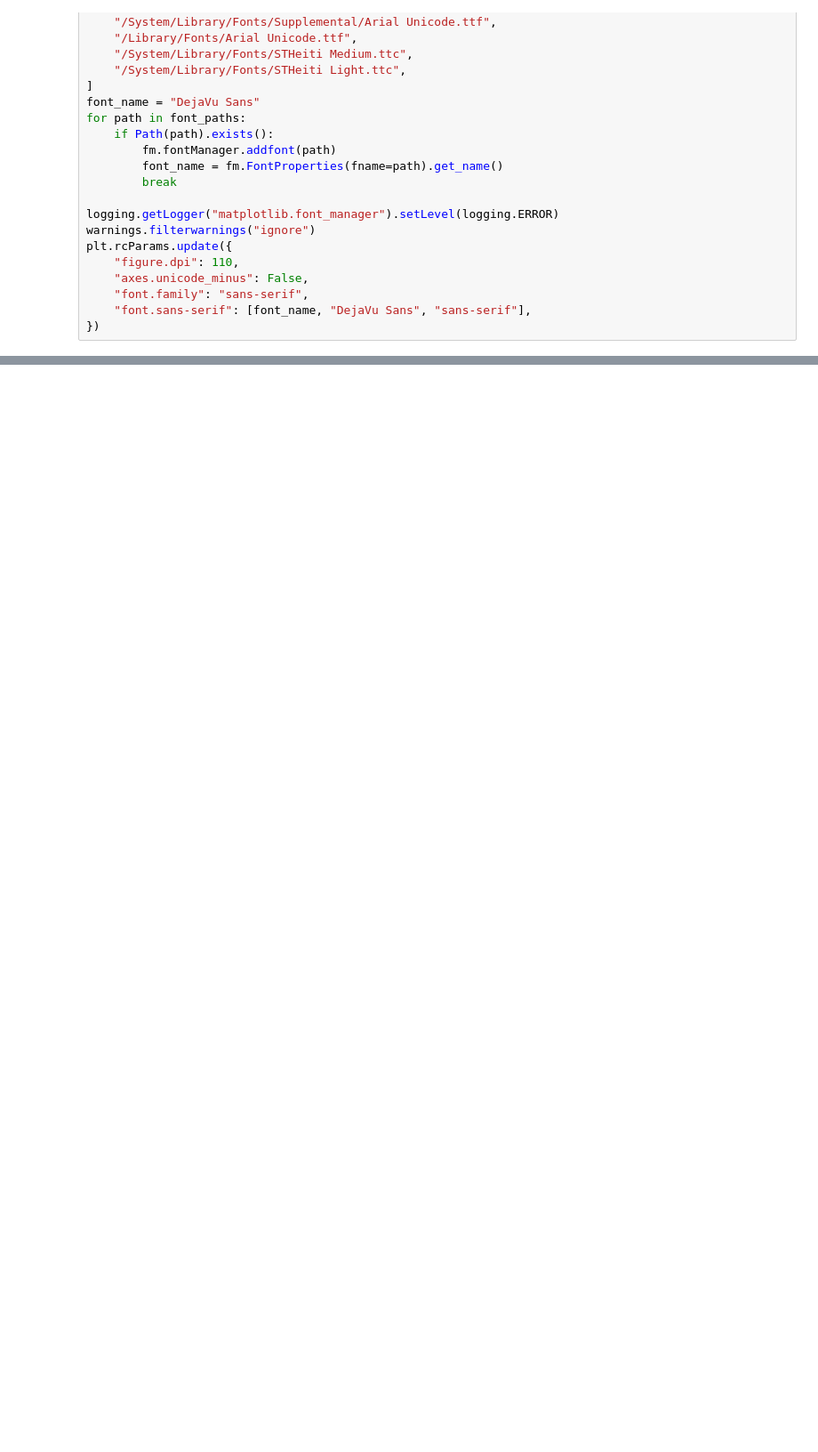
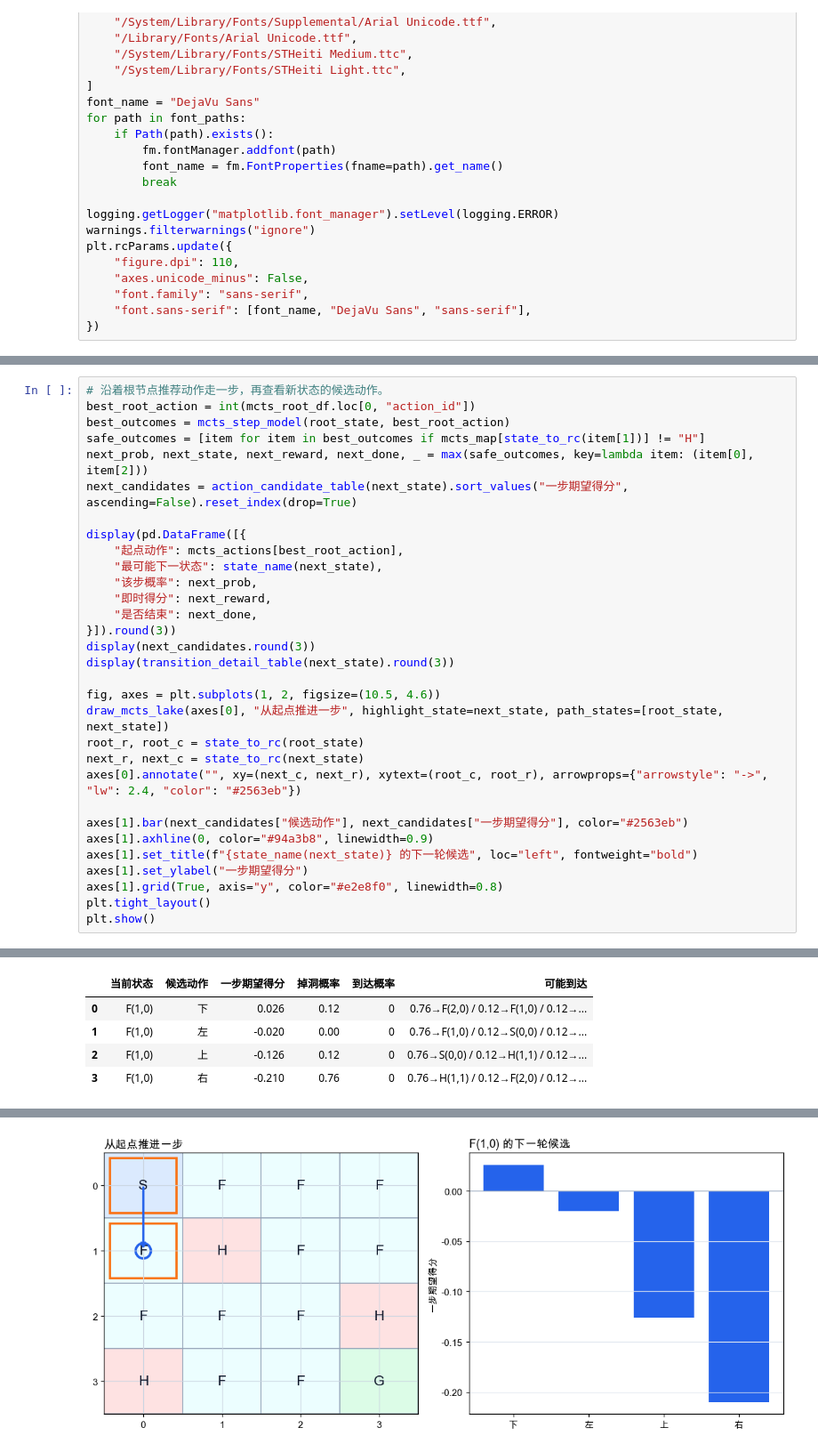
Before and after one commit to zhesun-0209/ai-thinking-labs, a Jupyter notebook: notebooks/ch12_mcts.ipynb, the cells around one changed output, grey strips where cells are left out. Shown at 89% size. Saved outputs shown, nothing was run; the diff lists cells and outputs as text; blank space fills up the shorter version.

```diff
--- a/notebooks/ch12_mcts.ipynb
+++ b/notebooks/ch12_mcts.ipynb
@@ -190,0 +363,32 @@ root action: Down
+# %%
+# 沿着根节点推荐动作走一步，再查看新状态的候选动作。
+best_root_action = int(mcts_root_df.loc[0, "action_id"])
+best_outcomes = mcts_step_model(root_state, best_root_action)
+safe_outcomes = [item for item in best_outcomes if mcts_map[state_to_rc(item[1])] != "H"]
+next_prob, next_state, next_reward, next_done, _ = max(safe_outcomes, key=lambda item: (item[0], item[2]))
+next_candidates = action_candidate_table(next_state).sort_values("一步期望得分", ascending=False).reset_index(drop=True)
+
+display(pd.DataFrame([{
+    "起点动作": mcts_actions[best_root_action],
+    "最可能下一状态": state_name(next_state),
+    "该步概率": next_prob,
+    "即时得分": next_reward,
+    "是否结束": next_done,
+}]).round(3))
+display(next_candidates.round(3))
+display(transition_detail_table(next_state).round(3))
+
+fig, axes = plt.subplots(1, 2, figsize=(10.5, 4.6))
+draw_mcts_lake(axes[0], "从起点推进一步", highlight_state=next_state, path_states=[root_state, next_state])
+root_r, root_c = state_to_rc(root_state)
+next_r, next_c = state_to_rc(next_state)
+axes[0].annotate("", xy=(next_c, next_r), xytext=(root_c, root_r), arrowprops={"arrowstyle": "->", "lw": 2.4, "color": "#2563eb"})
+
+axes[1].bar(next_candidates["候选动作"], next_candidates["一步期望得分"], color="#2563eb")
+axes[1].axhline(0, color="#94a3b8", linewidth=0.9)
+axes[1].set_title(f"{state_name(next_state)} 的下一轮候选", loc="left", fontweight="bold")
+axes[1].set_ylabel("一步期望得分")
+axes[1].grid(True, axis="y", color="#e2e8f0", linewidth=0.8)
+plt.tight_layout()
+plt.show()
+# %% [output]
@@ -190,0 +397,5 @@ root action: Down
+|  | 当前状态 | 候选动作 | 一步期望得分 | 掉洞概率 | 到达概率 | 可能到达 |
+| 0 | F(1,0) | 下 | 0.026 | 0.12 | 0 | 0.76→F(2,0) / 0.12→F(1,0) / 0.12→... |
+| 1 | F(1,0) | 左 | -0.020 | 0.00 | 0 | 0.76→F(1,0) / 0.12→S(0,0) / 0.12→... |
+| 2 | F(1,0) | 上 | -0.126 | 0.12 | 0 | 0.76→S(0,0) / 0.12→H(1,1) / 0.12→... |
+| 3 | F(1,0) | 右 | -0.210 | 0.76 | 0 | 0.76→H(1,1) / 0.12→F(2,0) / 0.12→... |
@@ -191,3 +415,4 @@ root action: Down
+[figure, added]
 # %%
 # 绘制根节点动作统计和 MCTS 访问到的状态价值。
 fig, axes = plt.subplots(1, 2, figsize=(10.6, 4.7))
```
Also changed, not shown: parts of 9 cells of this notebook, 53 other files.
